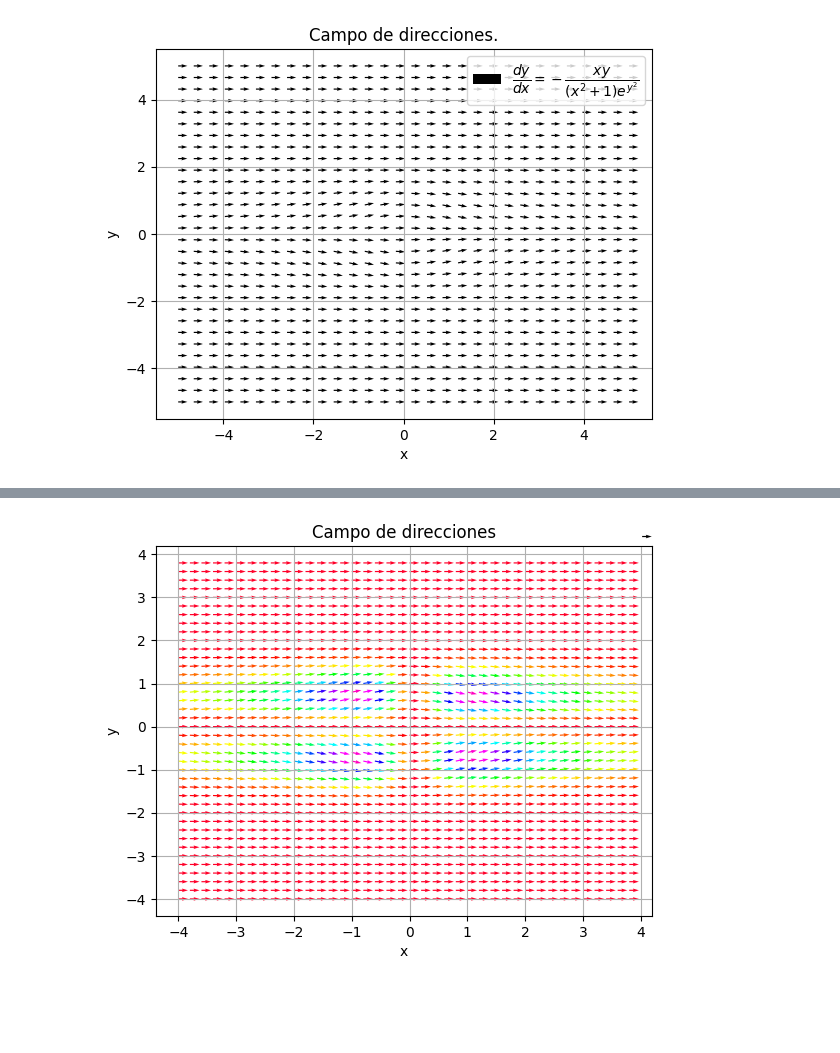
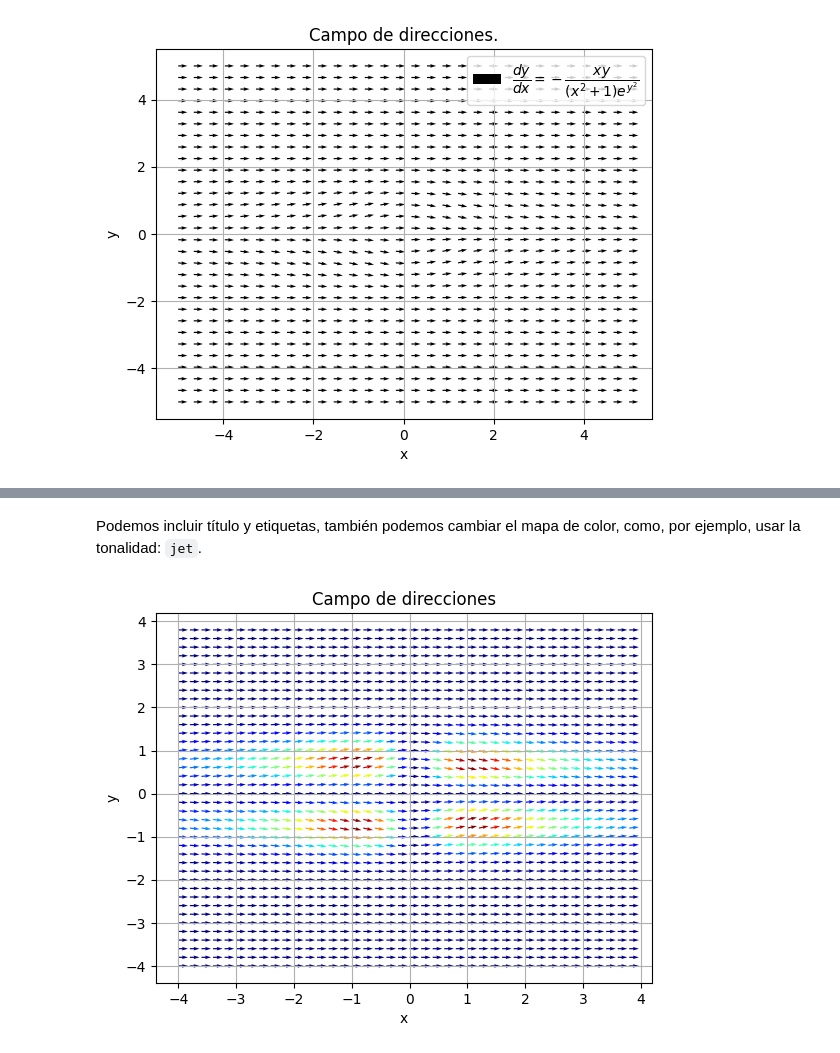
Before and after one commit to AyaxYordi/EDP-1, a Jupyter notebook: Ecuaciones_diferenciales_con_Sympy.ipynb, the cells around one changed output, grey strips where cells are left out. Saved outputs shown, nothing was run; the diff lists cells and outputs as text; code cells hidden in the pictures; blank space fills up the shorter version.

````diff
--- a/Ecuaciones_diferenciales_con_Sympy.ipynb
+++ b/Ecuaciones_diferenciales_con_Sympy.ipynb
@@ -338,22 +365,20 @@ Para apreciar un poco mejor las direcciones, agregaremos un mapa de colores.
+# %% [markdown]
+Podemos incluir título y etiquetas, también podemos cambiar el mapa de color, como, por ejemplo, usar la tonalidad: ```jet```.
 # %%
-import matplotlib.pyplot as plt
-import numpy as np
-from matplotlib import cm
+fig , ax = plt.subplots()
+x , y = np.meshgrid(np.arange(-4, 4, 0.2), np.arange(-4, 4, 0.2)) # Region de R2 que se grafica
 
-x,y = np.meshgrid(np.arange(-4, 4, 0.2), np.arange(-4, 4, 0.2))
 U = 1
 V = (-x*y)/((x**2+1)*np.exp(y*y)) # f(x,y)
 
-fig,ax = plt.subplots()
 M = np.hypot(U, V)
 
-Q = ax.quiver(x,y, U, V, M, units='x',scale=6,cmap=cm.gist_rainbow)
-q = ax.quiverkey(Q, 0.9, 0.9, 1,r' ',labelpos='E',coordinates='figure')
+Q = ax.quiver(x,y, U, V, M, units='x',scale=6,cmap=cm.jet)
 
 plt.title("Campo de direcciones")
 plt.ylabel("y")
 plt.xlabel("x")
 plt.grid()
 plt.show()
 # %% [output]
-[figure, old version]
+[figure, new version]
````
Also changed, not shown: parts of 50 cells of this notebook.
